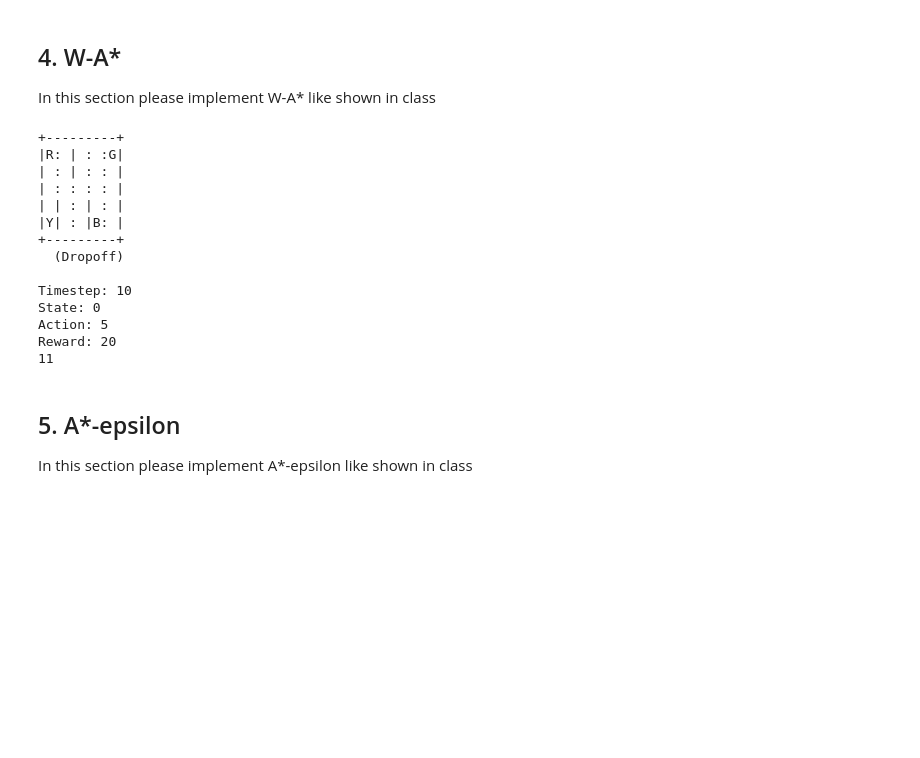
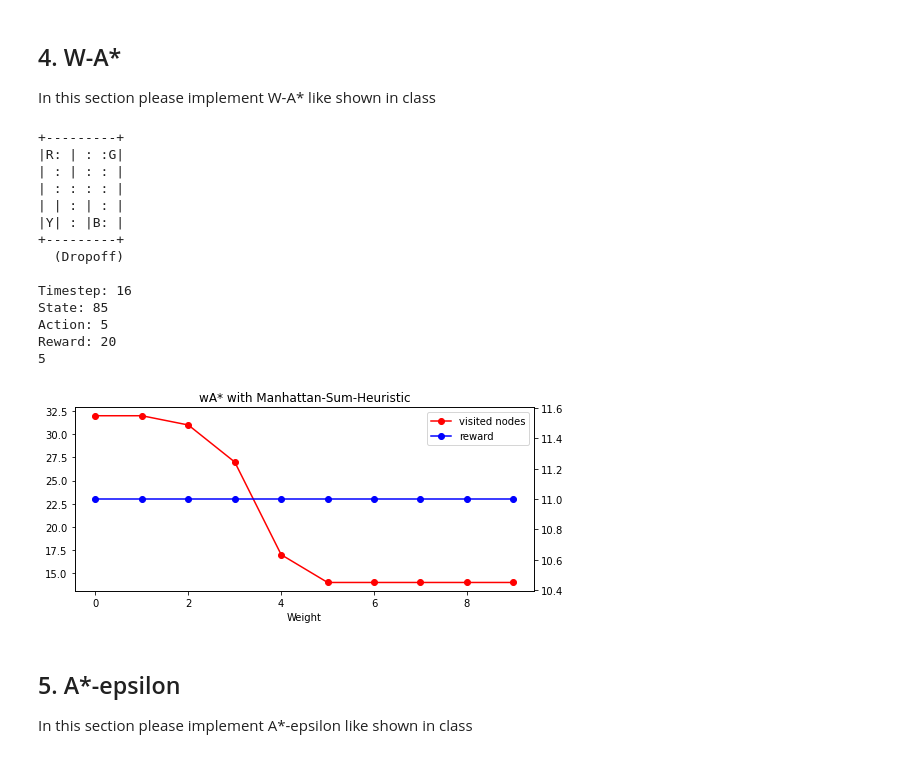
Before and after one commit to vMaroon/236501-Intro-To-AI, a Jupyter notebook: HW1/236501_HW1.ipynb, the cells around one changed output. Cells and saved outputs as stored; diff of their text form; code cells hidden in the pictures; blank space fills up the shorter version.

Commit message:
implemented wA* and A*-epsilon

```diff
--- a/HW1/236501_HW1.ipynb
+++ b/HW1/236501_HW1.ipynb
@@ -102,7 +102,7 @@ env.render()
 |Y| : |B: |
 +---------+
 # %%
-env.unwrapped.s = 328
+env.unwrapped.s = 345
 env.render()
 # %% [output]
 +---------+
@@ -729,22 +773,22 @@ class AStarRunner:
 # think about first impelmenting A*, check your solotion and then move on to A*
 # note the heurisitcs needed to be implemented (instructions in dry pdf)
 # should return (frames,reward)
-
 def null_h(state):
-    # add implementation
-    return 0       # remove me
+    return 0
 
 def chosen_h(state):
-  # add implementation
-  return 0       # remove me
+    return manhattan_sum_h(state)
 
 def weighted_a_star(first_state,weight,heuristic_function):
-    return AStarRunner(heuristic_function, weight).run(env, first_state)
+    def heapq_pop(prio_queue, epsilon):
+        return heapq.heappop(prio_queue)
+
+    return AStarRunner(heuristic_function, weight, 0, heapq_pop).run(env, first_state)
 
 # driver code - for your use only, do not submit these lines!
-env.s = 328
-weight = 0.3   # you will need to change this during the excersize
-frames,reward = weighted_a_star(env.s,weight,null_h)
+env.s = 49
+weight = 1   # you will need to change this during the excersize
+frames,reward = weighted_a_star(env.s,weight,chosen_h)
 print_frames(frames)
 print(reward)
 # %% [output]
@@ -757,8 +801,46 @@ print(reward)
 +---------+
   (Dropoff)
 
-Timestep: 10
-State: 0
+Timestep: 16
+State: 85
 Action: 5
 Reward: 20
-11
+5
+# %%
+a_star_counter = 0
+import numpy as np
+
+def generate_graph():
+    x = []
+    y_reward = []
+    y_visted_nodes = []
+
+    for w in np.arange(0.0, 1.0, 0.1):
+        global a_star_counter
+        a_star_counter = 0
+
+        env.s = 328
+        _,reward = weighted_a_star(env.s,w,chosen_h)
+
+        x.append(w)
+        y_reward.append(reward)
+        y_visted_nodes.append(a_star_counter)
+
+    plt.rcParams["figure.figsize"] = [7.50, 3.50]
+    plt.rcParams["figure.autolayout"] = True
+
+    ax1 = plt.subplot()
+    ax1.set_xlabel("Weight")
+    ax1.set_title("wA* with Manhattan-Sum-Heuristic")
+    ax2 = ax1.twinx()
+
+    r, = ax1.plot(y_visted_nodes, marker = 'o', color="red")
+    b, = ax2.plot(y_reward, marker = 'o', color="blue")
+
+    plt.legend([r, b], ["visited nodes", "reward"])
+
+    plt.show()
+
+generate_graph()
+# %% [output]
+[figure, added]
```
Also changed, not shown: parts of 10 cells of this notebook.
